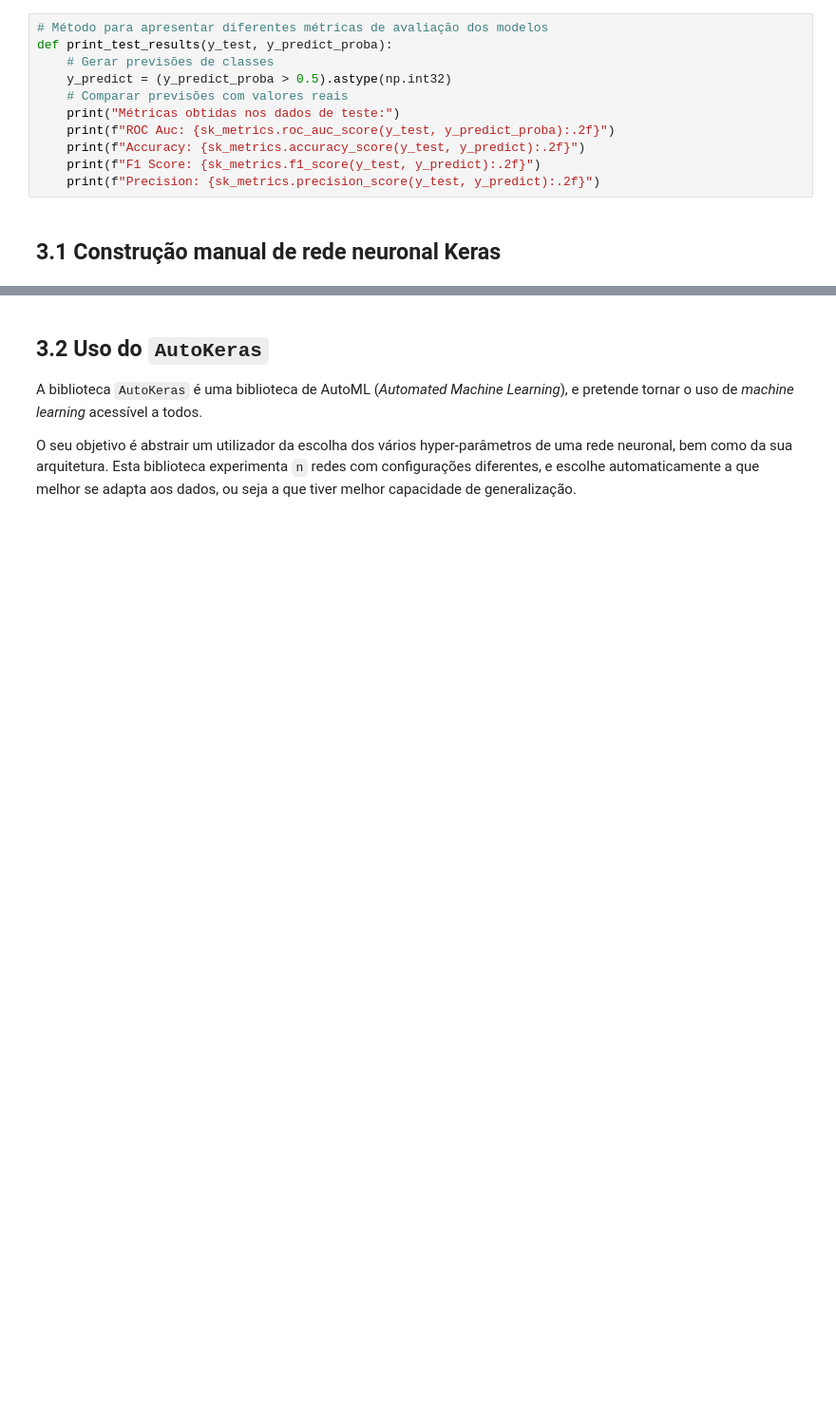
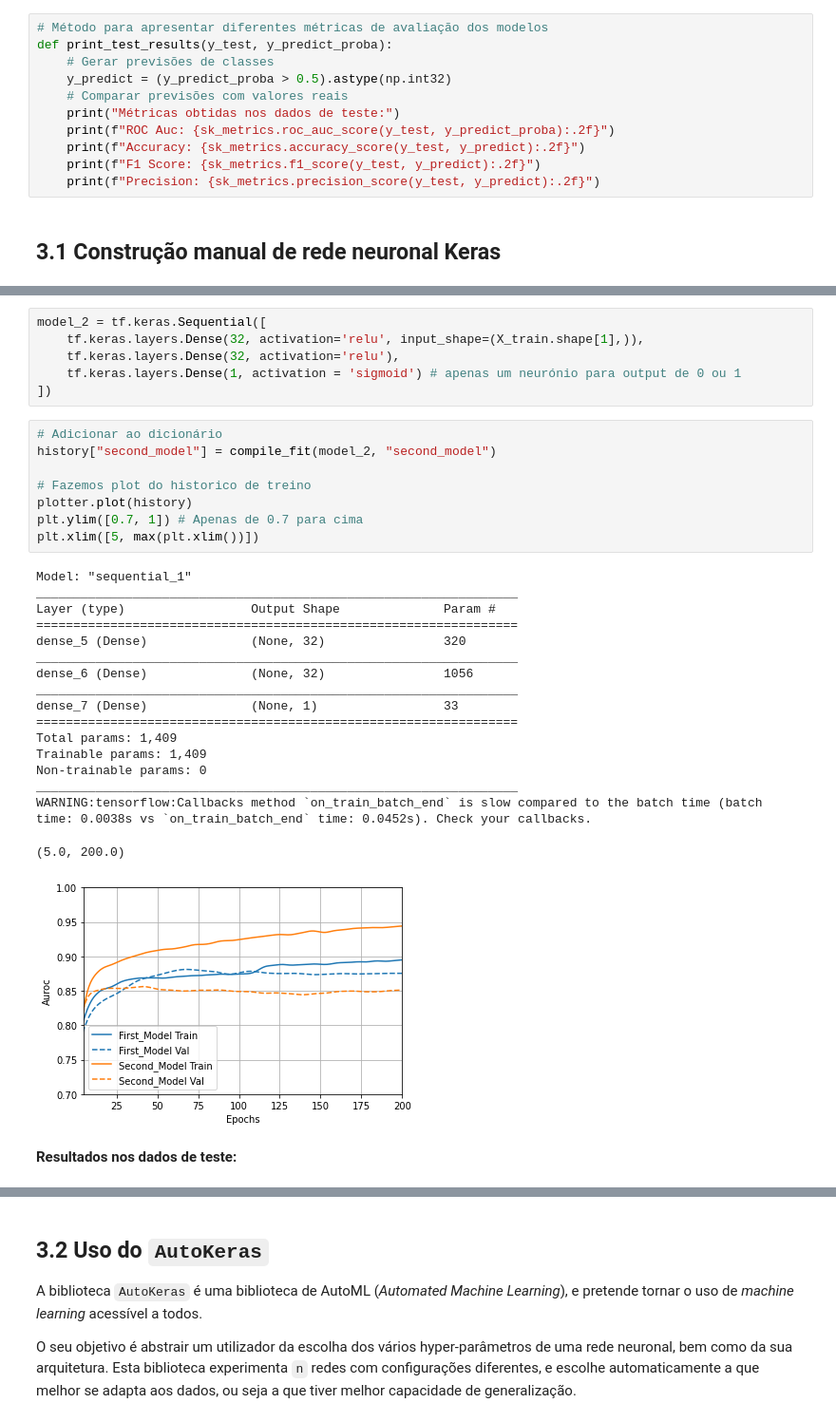
Before and after one commit to diogosilva30/Applied-Deep-Learning, a Jupyter notebook: Practical Work 1/notebook.ipynb, the cells around one changed output, grey strips where cells are left out. Shown at 95% size. Cells and saved outputs as stored; diff of their text form; blank space fills up the shorter version.

```diff
--- a/Practical Work 1/notebook.ipynb
+++ b/Practical Work 1/notebook.ipynb
@@ -244,0 +312,34 @@ Precision: 0.81
+# %%
+model_2 = tf.keras.Sequential([
+    tf.keras.layers.Dense(32, activation='relu', input_shape=(X_train.shape[1],)),
+    tf.keras.layers.Dense(32, activation='relu'),
+    tf.keras.layers.Dense(1, activation = 'sigmoid') # apenas um neurónio para output de 0 ou 1
+])
+# %%
+# Adicionar ao dicionário
+history["second_model"] = compile_fit(model_2, "second_model")
+
+# Fazemos plot do historico de treino
+plotter.plot(history)
+plt.ylim([0.7, 1]) # Apenas de 0.7 para cima
+plt.xlim([5, max(plt.xlim())])
+# %% [output]
+Model: "sequential_1"
+_________________________________________________________________
+Layer (type)                 Output Shape              Param #
+=================================================================
+dense_5 (Dense)              (None, 32)                320
+_________________________________________________________________
+dense_6 (Dense)              (None, 32)                1056
+_________________________________________________________________
+dense_7 (Dense)              (None, 1)                 33
+=================================================================
+Total params: 1,409
+Trainable params: 1,409
+Non-trainable params: 0
+_________________________________________________________________
+WARNING:tensorflow:Callbacks method `on_train_batch_end` is slow compared to the batch time (batch time: 0.0038s vs `on_train_batch_end` time: 0.0452s). Check your callbacks.
+(5.0, 200.0)
+[figure, added]
+# %% [markdown]
+**Resultados nos dados de teste:**
```
Also changed, not shown: parts of 38 cells of this notebook.
